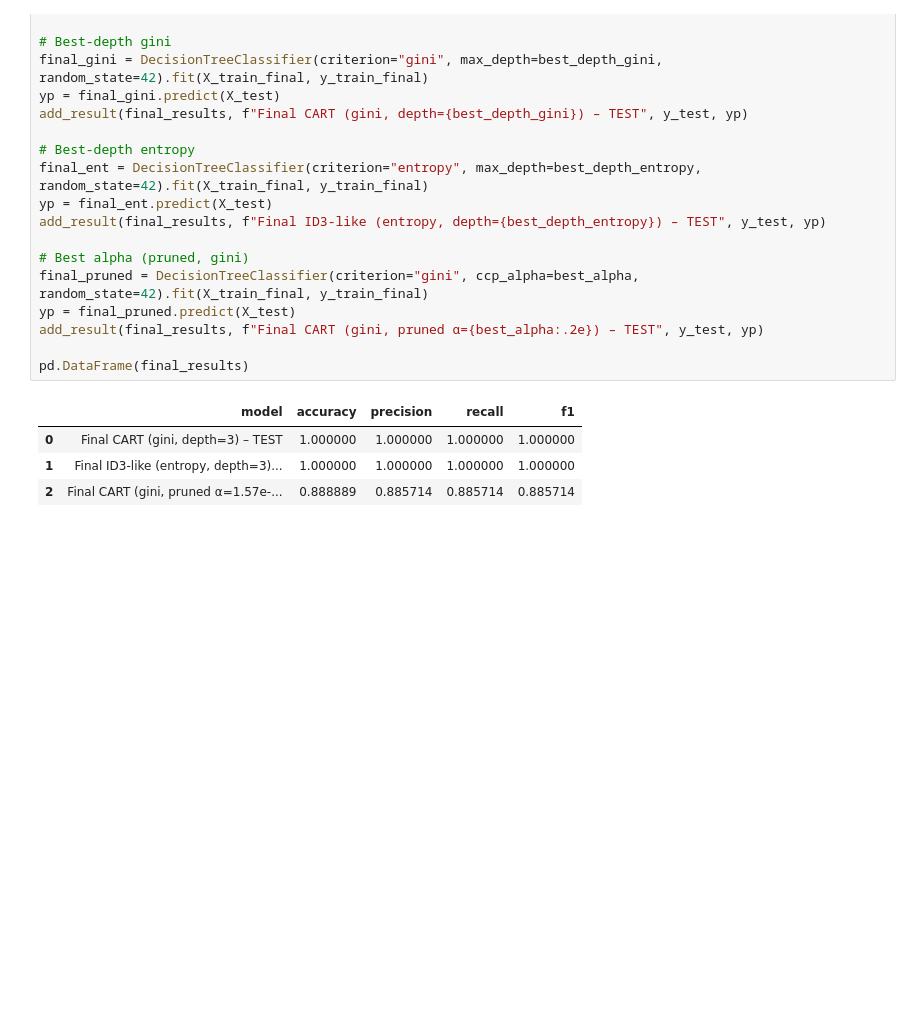
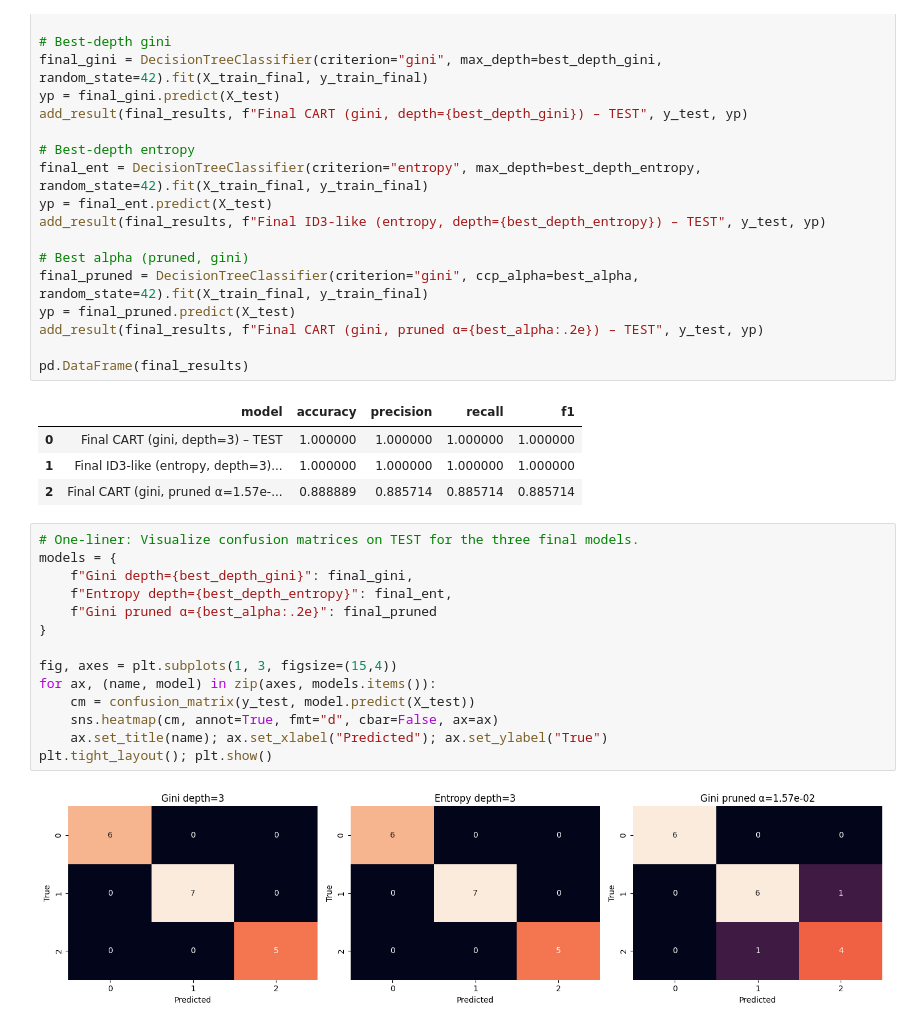
Before and after one commit to jaivanshchawla/ML-LAB-FUN, a Jupyter notebook: LAB 5/DT.ipynb, the cells around one changed output. Drawn from its saved outputs; the diff is of its cells as text; blank space fills up the shorter version.

```diff
--- a/LAB 5/DT.ipynb
+++ b/LAB 5/DT.ipynb
@@ -158,3 +158,19 @@ pd.DataFrame(final_results)
 | 0 | Final CART (gini, depth=3) – TEST | 1.000000 | 1.000000 | 1.000000 | 1.000000 |
 | 1 | Final ID3-like (entropy, depth=3)... | 1.000000 | 1.000000 | 1.000000 | 1.000000 |
 | 2 | Final CART (gini, pruned α=1.57e-... | 0.888889 | 0.885714 | 0.885714 | 0.885714 |
+# %%
+# One-liner: Visualize confusion matrices on TEST for the three final models.
+models = {
+    f"Gini depth={best_depth_gini}": final_gini,
+    f"Entropy depth={best_depth_entropy}": final_ent,
+    f"Gini pruned α={best_alpha:.2e}": final_pruned
+}
+
+fig, axes = plt.subplots(1, 3, figsize=(15,4))
+for ax, (name, model) in zip(axes, models.items()):
+    cm = confusion_matrix(y_test, model.predict(X_test))
+    sns.heatmap(cm, annot=True, fmt="d", cbar=False, ax=ax)
+    ax.set_title(name); ax.set_xlabel("Predicted"); ax.set_ylabel("True")
+plt.tight_layout(); plt.show()
+# %% [output]
+[figure, added]
```
